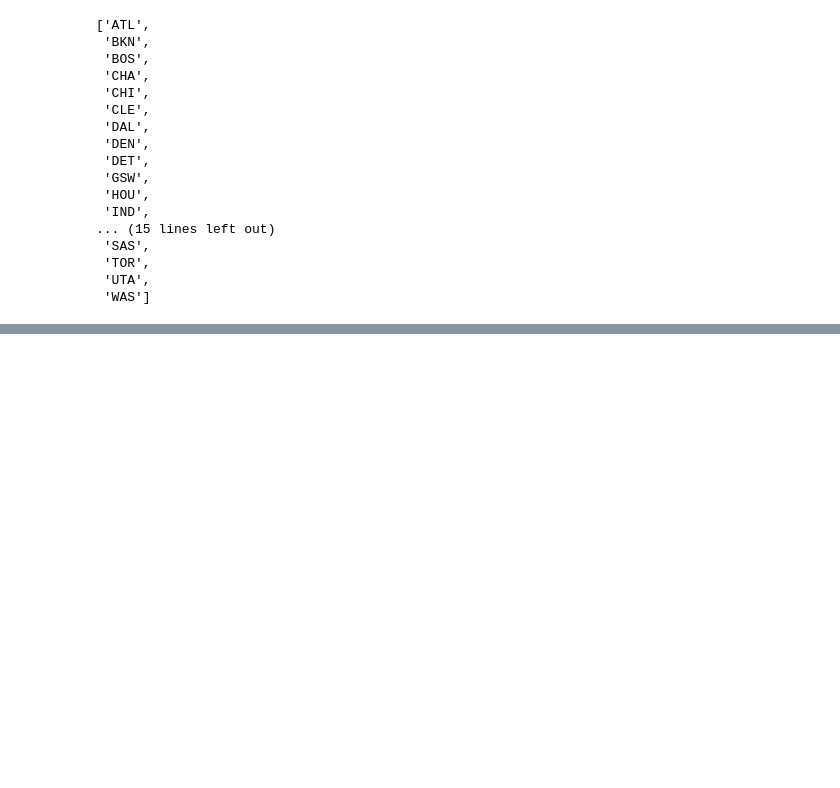
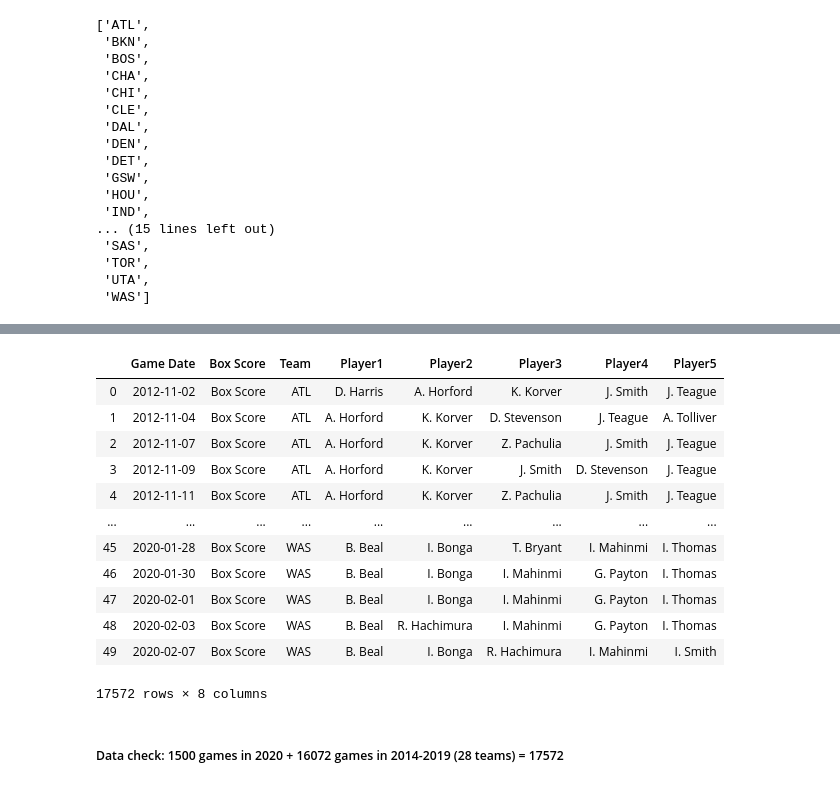
Before and after one commit to ekuo651/NBA-WinLoss-Predictor, a Jupyter notebook: Data Extraction/ReferenceLineup.ipynb, the cells around one changed output, grey strips where cells are left out. Cells and saved outputs as stored; diff of their text form; code cells hidden in the pictures; blank space fills up the shorter version.

```diff
--- a/Data Extraction/ReferenceLineup.ipynb
+++ b/Data Extraction/ReferenceLineup.ipynb
@@ -94,0 +143,20 @@ starting_lineup_final
+# %%
+starting_lineup_master = starting_lineup_master.append(starting_lineup_2020)
+# %%
+starting_lineup_master
+# %% [output]
+|  | Game Date | Box Score | Team | Player1 | Player2 | Player3 | Player4 | Player5 |
+| 0 | 2012-11-02 | Box Score | ATL | D. Harris | A. Horford | K. Korver | J. Smith | J. Teague |
+| 1 | 2012-11-04 | Box Score | ATL | A. Horford | K. Korver | D. Stevenson | J. Teague | A. Tolliver |
+| 2 | 2012-11-07 | Box Score | ATL | A. Horford | K. Korver | Z. Pachulia | J. Smith | J. Teague |
+| 3 | 2012-11-09 | Box Score | ATL | A. Horford | K. Korver | J. Smith | D. Stevenson | J. Teague |
+| 4 | 2012-11-11 | Box Score | ATL | A. Horford | K. Korver | Z. Pachulia | J. Smith | J. Teague |
+| ... | ... | ... | ... | ... | ... | ... | ... | ... |
+| 45 | 2020-01-28 | Box Score | WAS | B. Beal | I. Bonga | T. Bryant | I. Mahinmi | I. Thomas |
+| 46 | 2020-01-30 | Box Score | WAS | B. Beal | I. Bonga | I. Mahinmi | G. Payton | I. Thomas |
+| 47 | 2020-02-01 | Box Score | WAS | B. Beal | I. Bonga | I. Mahinmi | G. Payton | I. Thomas |
+| 48 | 2020-02-03 | Box Score | WAS | B. Beal | R. Hachimura | I. Mahinmi | G. Payton | I. Thomas |
+| 49 | 2020-02-07 | Box Score | WAS | B. Beal | I. Bonga | R. Hachimura | I. Mahinmi | I. Smith |
+17572 rows × 8 columns
+# %% [markdown]
+##### Data check: 1500 games in 2020 + 16072 games in 2014-2019 (28 teams) = 17572
```
Also changed, not shown: parts of 27 cells of this notebook.
